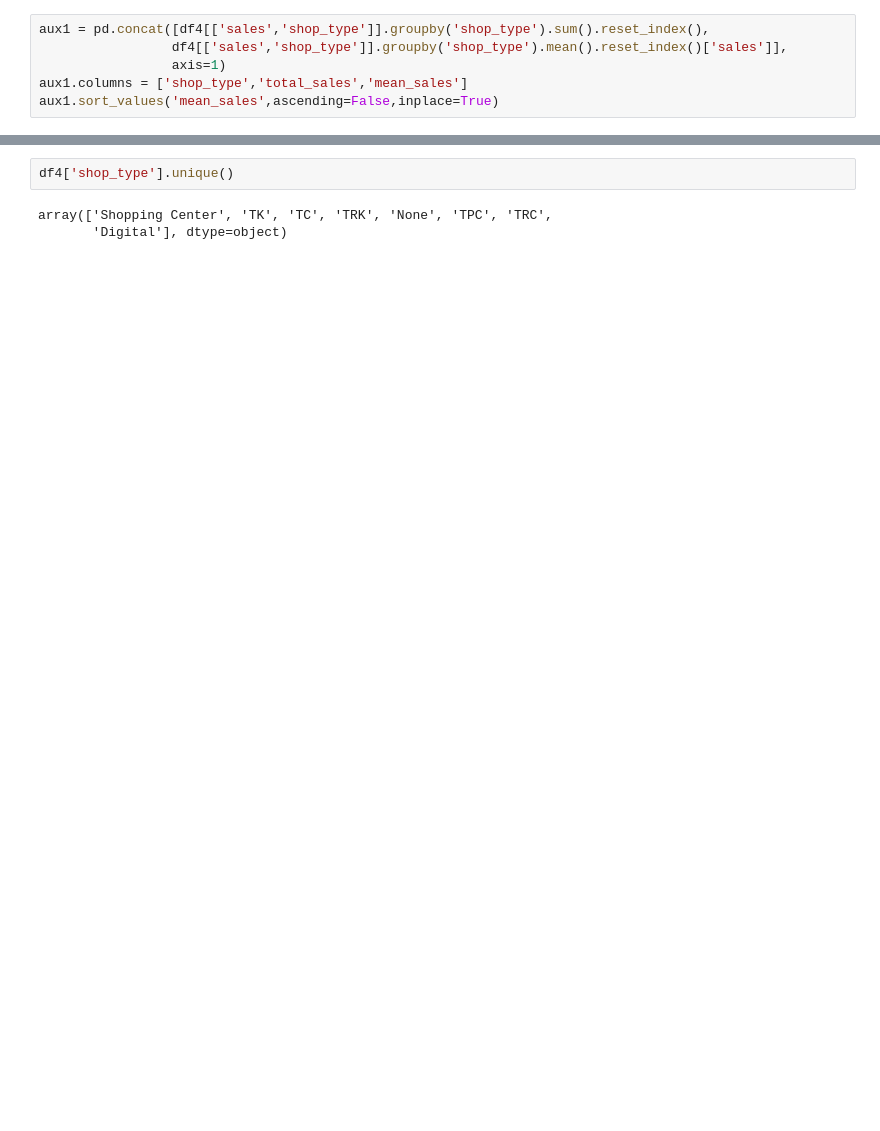
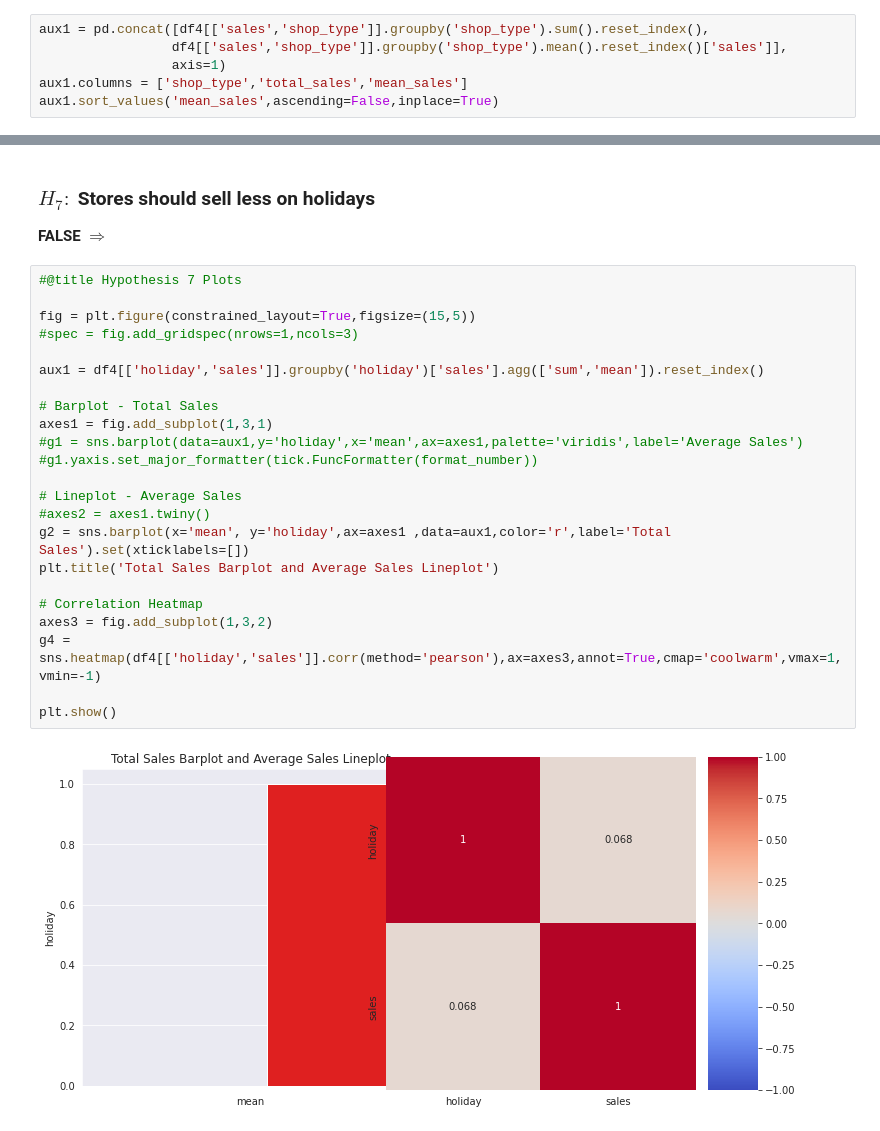
Before and after one commit to Matheus-Homem/future-sales-prediction, a Jupyter notebook: notebook/Russian_Weekly_Sales_Forecast.ipynb, the cells around one changed output, grey strips where cells are left out. Cells and saved outputs as stored; diff of their text form; blank space fills up the shorter version.

Commit message:
Update holiday hypothesis

```diff
--- a/notebook/Russian_Weekly_Sales_Forecast.ipynb
+++ b/notebook/Russian_Weekly_Sales_Forecast.ipynb
@@ -689,8 +691,31 @@ df4.drop(['type_mapped','Shopping Center'],axis=1)
 plt.show()
 # %% [output]
 [figure]
-# %%
-df4['shop_type'].unique()
-# %% [output]
-array(['Shopping Center', 'TK', 'TC', 'TRK', 'None', 'TPC', 'TRC',
-       'Digital'], dtype=object)
+# %% [markdown]
+### $H_{7}:$ Stores should sell less on holidays
+**FALSE** $\Rightarrow$
+# %%
+#@title Hypothesis 7 Plots
+
+fig = plt.figure(constrained_layout=True,figsize=(15,5))
+#spec = fig.add_gridspec(nrows=1,ncols=3)
+
+aux1 = df4[['holiday','sales']].groupby('holiday')['sales'].agg(['sum','mean']).reset_index()
+
+# Barplot - Total Sales
+axes1 = fig.add_subplot(1,3,1)
+#g1 = sns.barplot(data=aux1,y='holiday',x='mean',ax=axes1,palette='viridis',label='Average Sales')
+#g1.yaxis.set_major_formatter(tick.FuncFormatter(format_number))
+
+# Lineplot - Average Sales
+#axes2 = axes1.twiny()
+g2 = sns.barplot(x='mean', y='holiday',ax=axes1 ,data=aux1,color='r',label='Total Sales').set(xticklabels=[])
+plt.title('Total Sales Barplot and Average Sales Lineplot')
+
+# Correlation Heatmap
+axes3 = fig.add_subplot(1,3,2)
+g4 = sns.heatmap(df4[['holiday','sales']].corr(method='pearson'),ax=axes3,annot=True,cmap='coolwarm',vmax=1,vmin=-1)
+
+plt.show()
+# %% [output]
+[figure, added]
```
Also changed, not shown: parts of 10 cells of this notebook.
